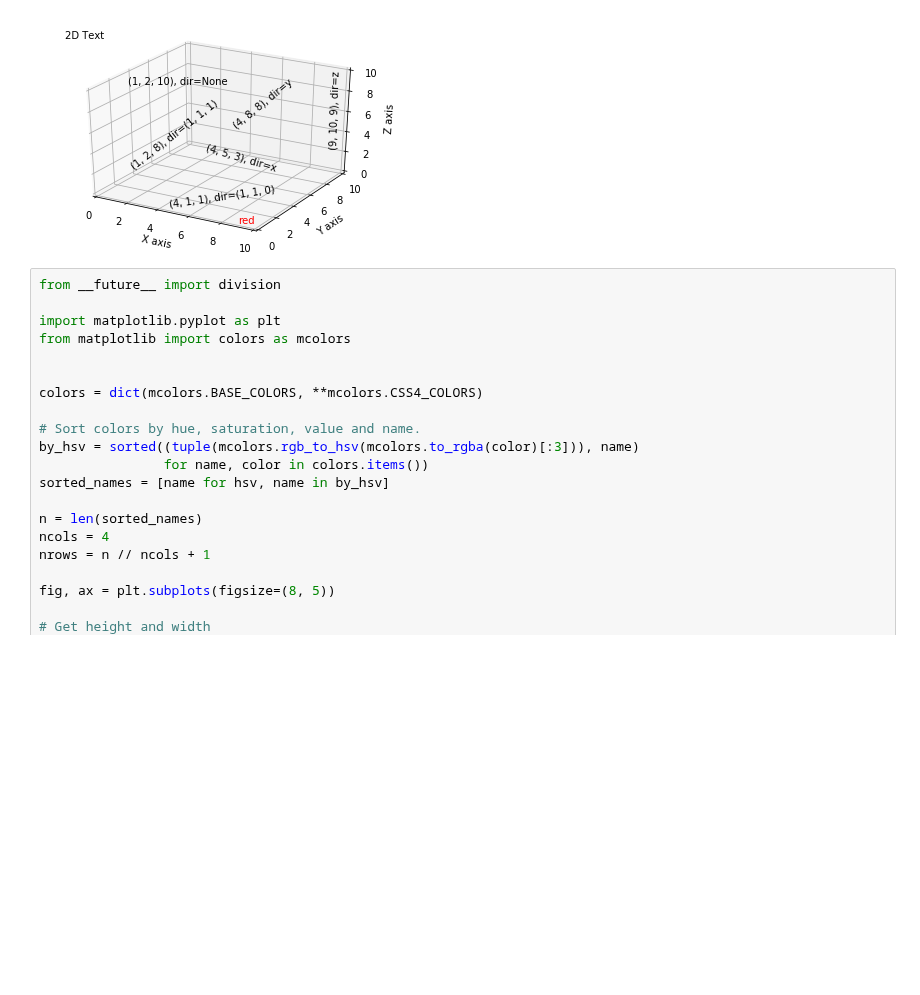
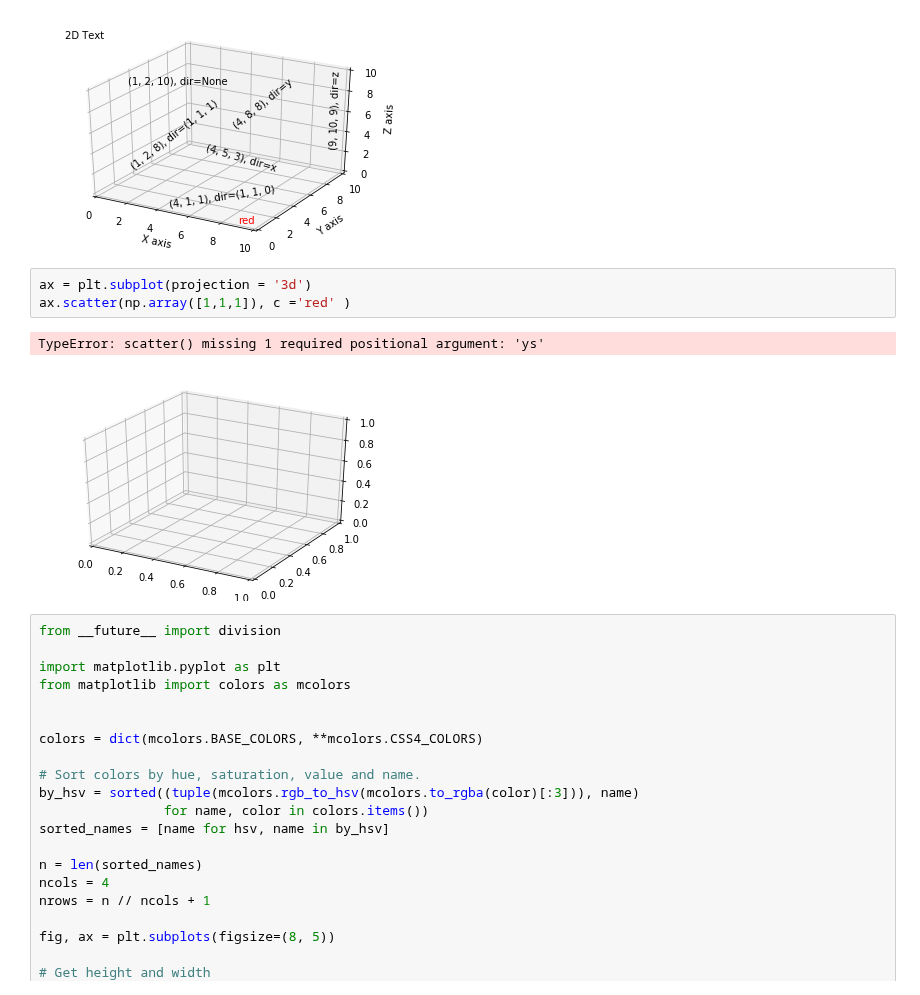
Before and after one commit to SpIIIII/jupyter-repo, a Jupyter notebook: All kind of tests.ipynb, the cells around one changed output. Cells and saved outputs as stored; diff of their text form; blank space fills up the shorter version.

```diff
--- a/All kind of tests.ipynb
+++ b/All kind of tests.ipynb
@@ -223,6 +226,12 @@ ax.set_zlabel('Z axis')
 plt.show()
 # %% [output]
 [figure]
+# %%
+ax = plt.subplot(projection = '3d')
+ax.scatter(np.array([1,1,1]), c ='red' )
+# %% [output]
+TypeError: scatter() missing 1 required positional argument: 'ys'
+[figure, added]
 # %%
 from __future__ import division
 
```
Also changed, not shown: parts of 10 cells of this notebook, 2 other files.
